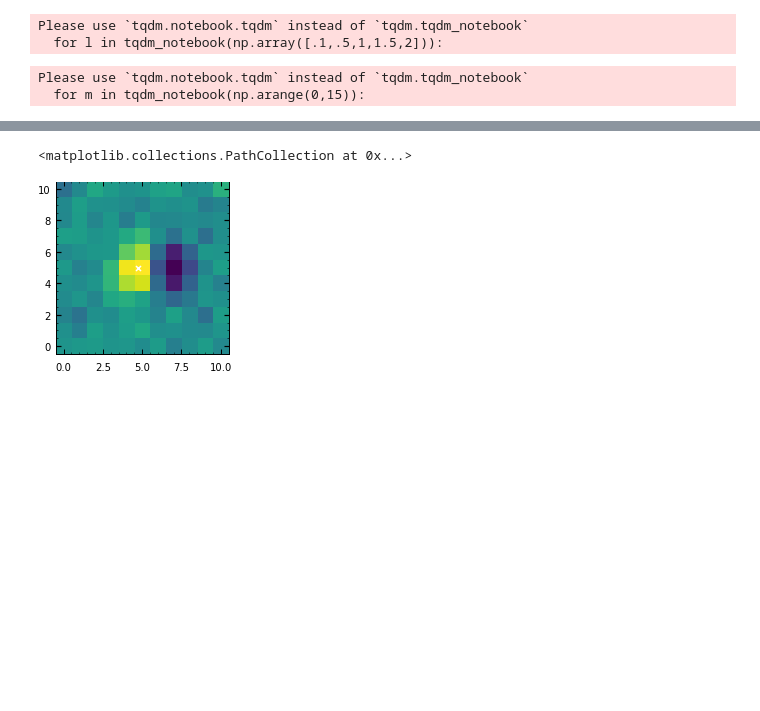
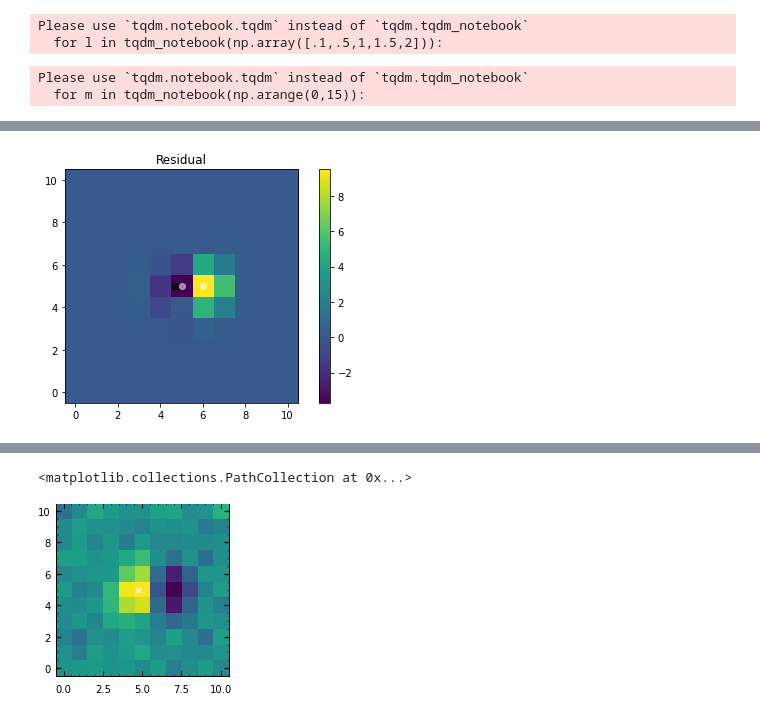
Before and after one commit to Higgins00/AstroResearch, a Jupyter notebook: Simulations.ipynb, the cells around one changed output, grey strips where cells are left out. Saved outputs shown, nothing was run; the diff lists cells and outputs as text; code cells hidden in the pictures; blank space fills up the shorter version.

```diff
--- a/Simulations.ipynb
+++ b/Simulations.ipynb
@@ -3154,0 +3179,14 @@ plt.scatter(5,5)
+# %%
+
+prf = PRF.Gaussian_PRF(.75)
+model = cfr.params['height0'].value*prf.locate(cfr.params['x'].value+.5, cfr.params['y'].value+.5, (11,11))
+plt.title('Residual')
+plt.imshow(model-heatmap[0].reshape(11,11),origin='lower')
+plt.colorbar()
+
+plt.scatter([5,6],[5,5],c='w',alpha=.5)
+plt.scatter(cfr.params['x'].value,cfr.params['y'].value,marker='X',c='black')
+plt.tight_layout()
+#plt.savefig('residualsoutphase',dpi=400,bbox_inches='tight')
+# %% [output]
+[figure, added]
```
Also changed, not shown: parts of 7 cells of this notebook, 3 other files.
